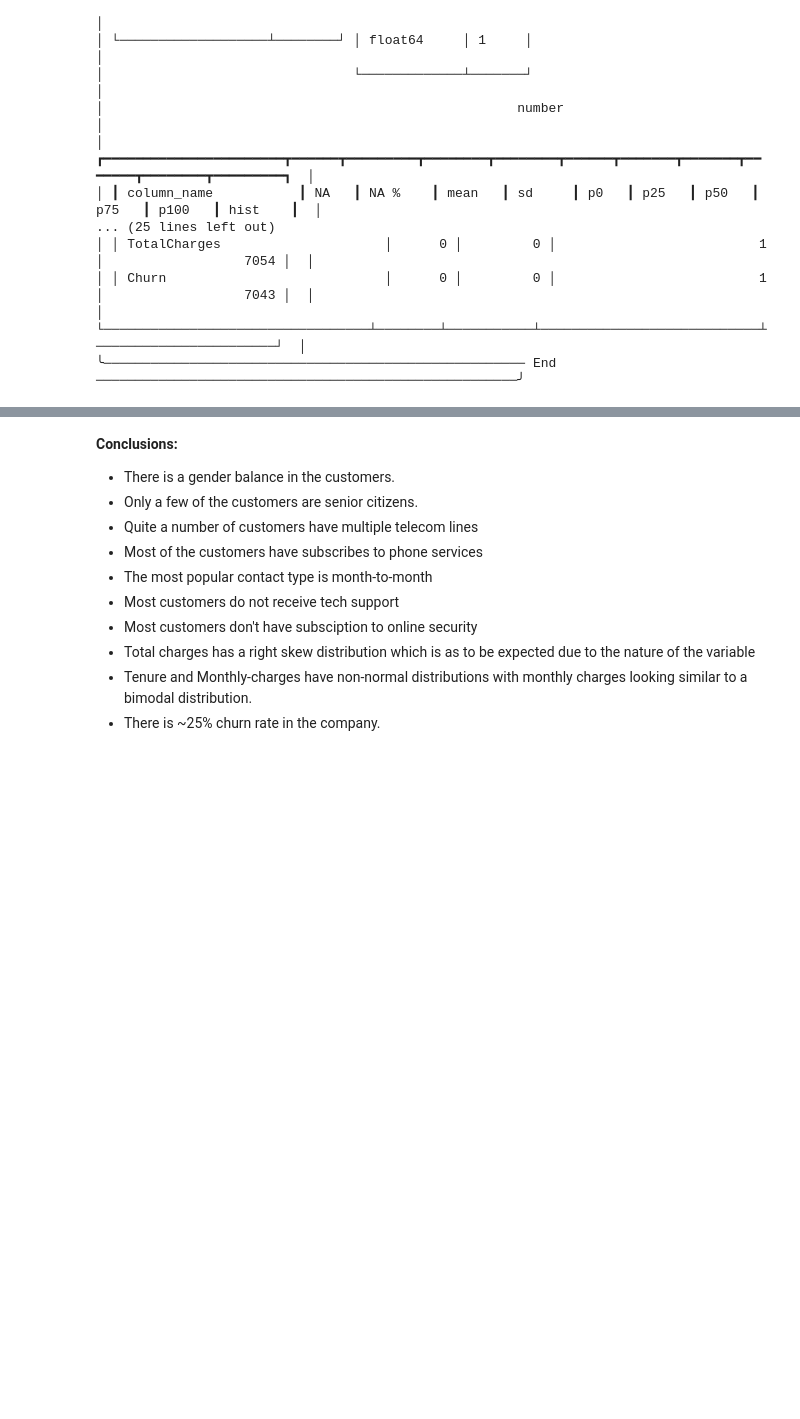
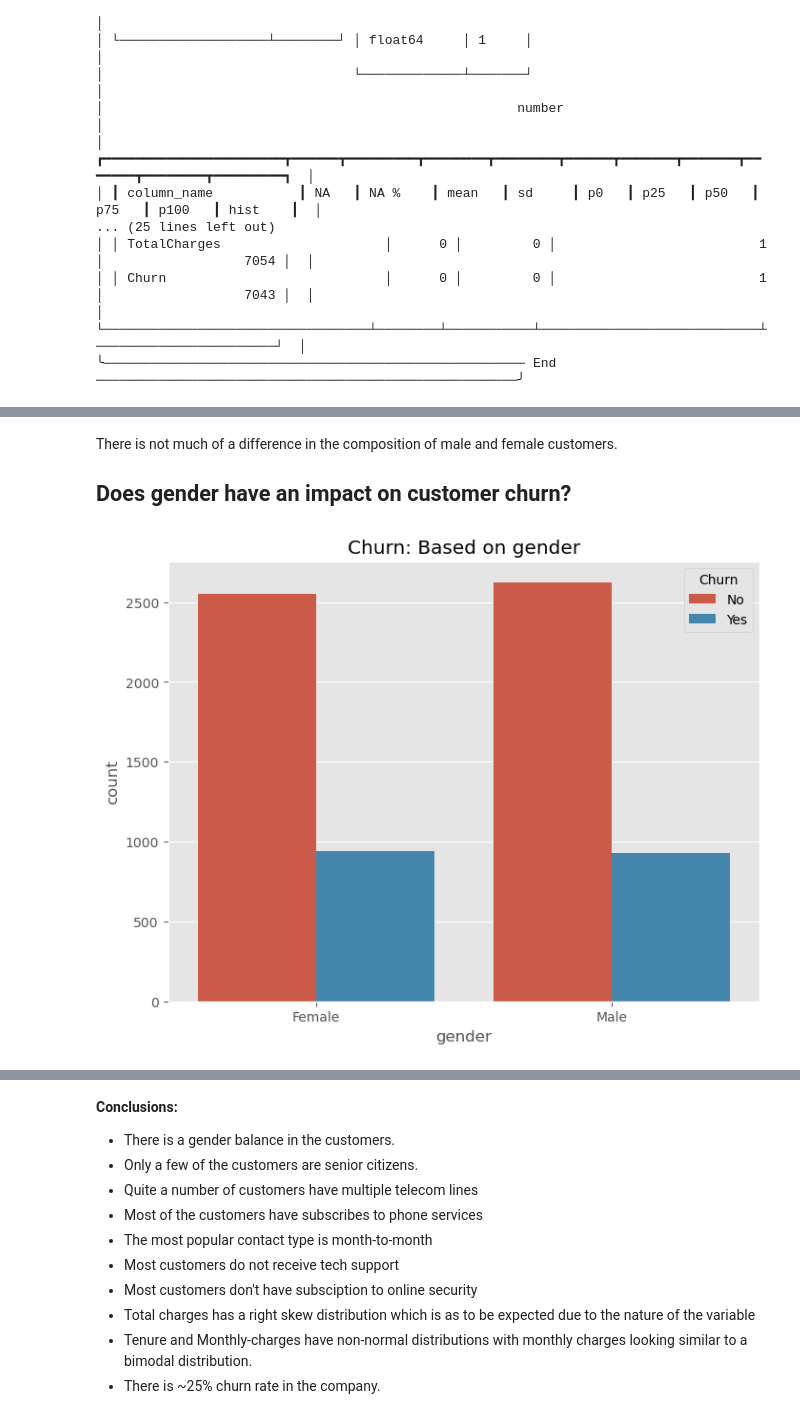
Before and after one commit to Nickimani/Teleco_customer_churn_prediction, a Jupyter notebook: Notebook.ipynb, the cells around one changed output, grey strips where cells are left out. Saved outputs shown, nothing was run; the diff lists cells and outputs as text; code cells hidden in the pictures; blank space fills up the shorter version.

```diff
--- a/Notebook.ipynb
+++ b/Notebook.ipynb
@@ -231,0 +224,9 @@ Name: proportion, dtype: float64
+# %% [markdown]
+There is not much of a difference in the composition of male and female customers.
+
+## Does gender have an impact on customer churn?
+# %%
+# Plotting churn based on gender
+barPlotter(df, 'gender', 'Churn')
+# %% [output]
+[figure, added]
```
Also changed, not shown: parts of 160 cells of this notebook.
